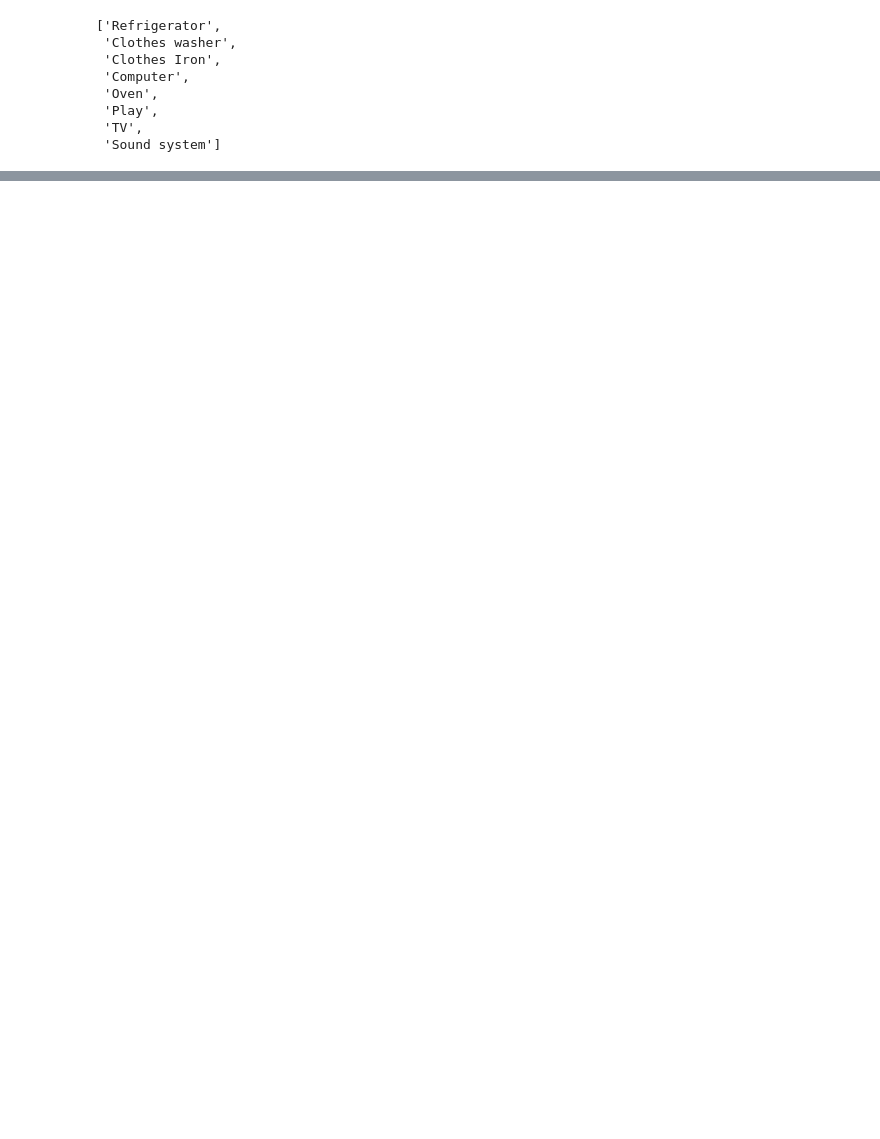
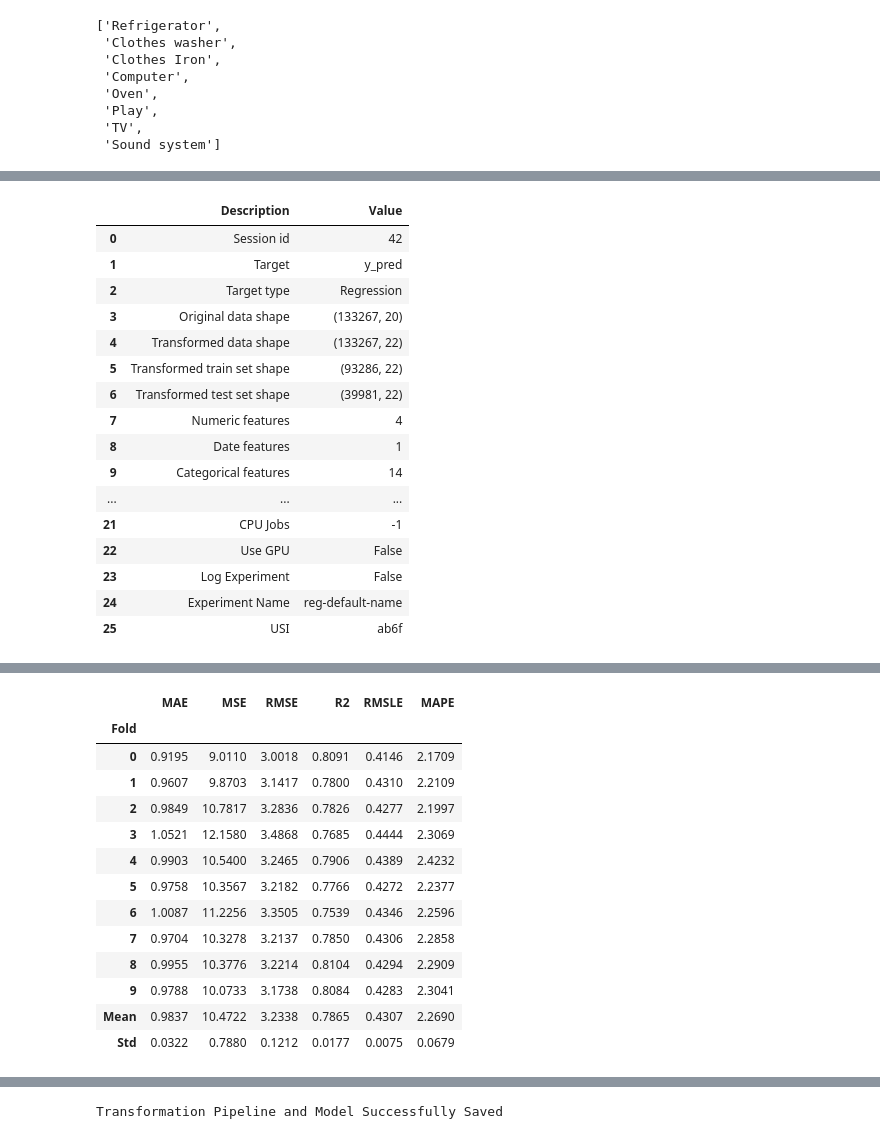
Before and after one commit to TuringBox-OmegaHack/IA-dev, a Jupyter notebook: notebooks/2.1 Experimentando.ipynb, the cells around one changed output, grey strips where cells are left out. Cells and saved outputs as stored; diff of their text form; code cells hidden in the pictures; blank space fills up the shorter version.

```diff
--- a/notebooks/2.1 Experimentando.ipynb
+++ b/notebooks/2.1 Experimentando.ipynb
@@ -130,0 +175,20 @@ Fitting 10 folds for each of 10 candidates, totalling 100 fits
+# %%
+computer_model = train_model_personalized("Computer")
+# %% [output]
+|  | Description | Value |
+| 0 | Session id | 42 |
+| 1 | Target | y_pred |
+| 2 | Target type | Regression |
+| 3 | Original data shape | (133267, 20) |
+| 4 | Transformed data shape | (133267, 22) |
+| 5 | Transformed train set shape | (93286, 22) |
+| 6 | Transformed test set shape | (39981, 22) |
+| 7 | Numeric features | 4 |
+| 8 | Date features | 1 |
+| 9 | Categorical features | 14 |
+| ... | ... | ... |
+| 21 | CPU Jobs | -1 |
+| 22 | Use GPU | False |
+| 23 | Log Experiment | False |
+| 24 | Experiment Name | reg-default-name |
+| 25 | USI | ab6f |
@@ -130,0 +196,14 @@ Fitting 10 folds for each of 10 candidates, totalling 100 fits
+|  | MAE | MSE | RMSE | R2 | RMSLE | MAPE |
+| Fold |  |  |  |  |  |  |
+| 0 | 0.9195 | 9.0110 | 3.0018 | 0.8091 | 0.4146 | 2.1709 |
+| 1 | 0.9607 | 9.8703 | 3.1417 | 0.7800 | 0.4310 | 2.2109 |
+| 2 | 0.9849 | 10.7817 | 3.2836 | 0.7826 | 0.4277 | 2.1997 |
+| 3 | 1.0521 | 12.1580 | 3.4868 | 0.7685 | 0.4444 | 2.3069 |
+| 4 | 0.9903 | 10.5400 | 3.2465 | 0.7906 | 0.4389 | 2.4232 |
+| 5 | 0.9758 | 10.3567 | 3.2182 | 0.7766 | 0.4272 | 2.2377 |
+| 6 | 1.0087 | 11.2256 | 3.3505 | 0.7539 | 0.4346 | 2.2596 |
+| 7 | 0.9704 | 10.3278 | 3.2137 | 0.7850 | 0.4306 | 2.2858 |
+| 8 | 0.9955 | 10.3776 | 3.2214 | 0.8104 | 0.4294 | 2.2909 |
+| 9 | 0.9788 | 10.0733 | 3.1738 | 0.8084 | 0.4283 | 2.3041 |
+| Mean | 0.9837 | 10.4722 | 3.2338 | 0.7865 | 0.4307 | 2.2690 |
+| Std | 0.0322 | 0.7880 | 0.1212 | 0.0177 | 0.0075 | 0.0679 |
@@ -130,0 +211 @@ Fitting 10 folds for each of 10 candidates, totalling 100 fits
+Transformation Pipeline and Model Successfully Saved
```
Also changed, not shown: parts of 12 cells of this notebook, 6 other files.
